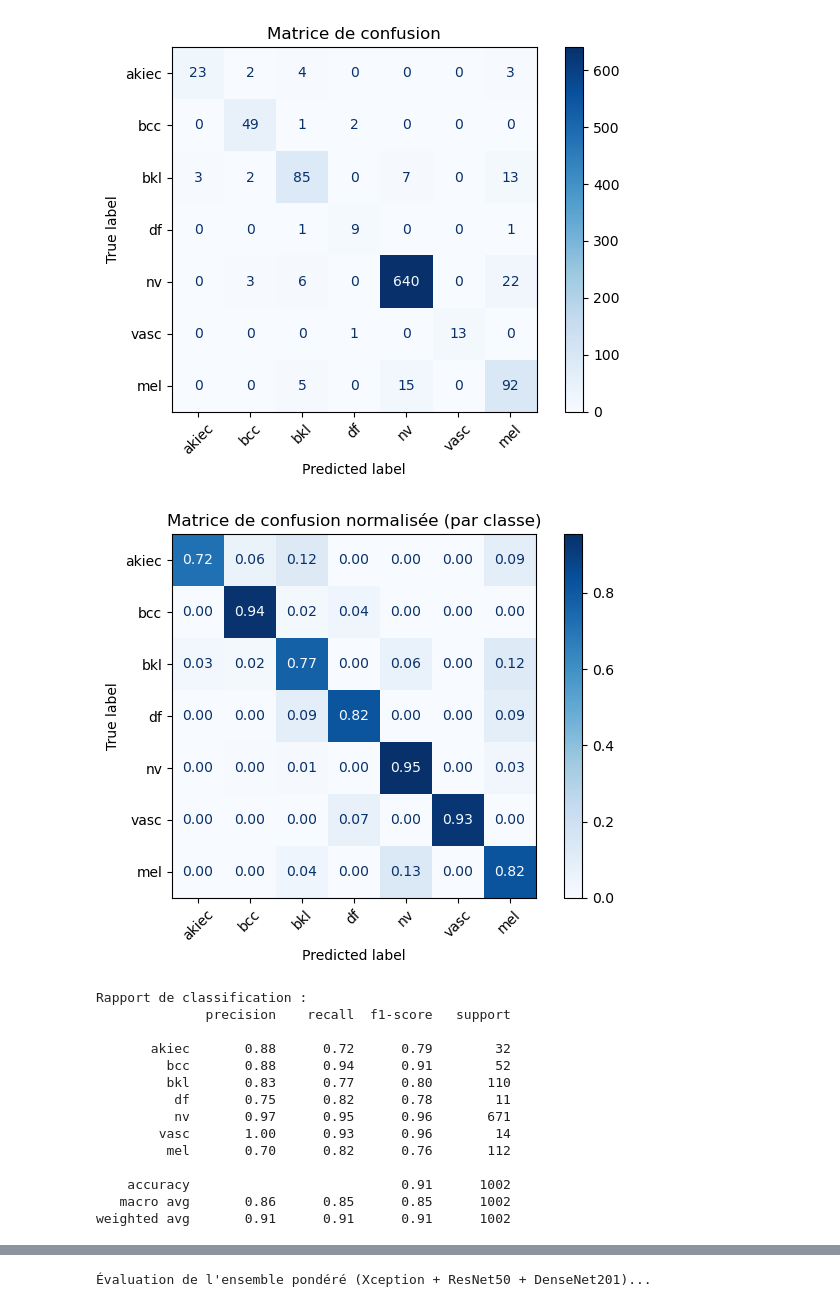
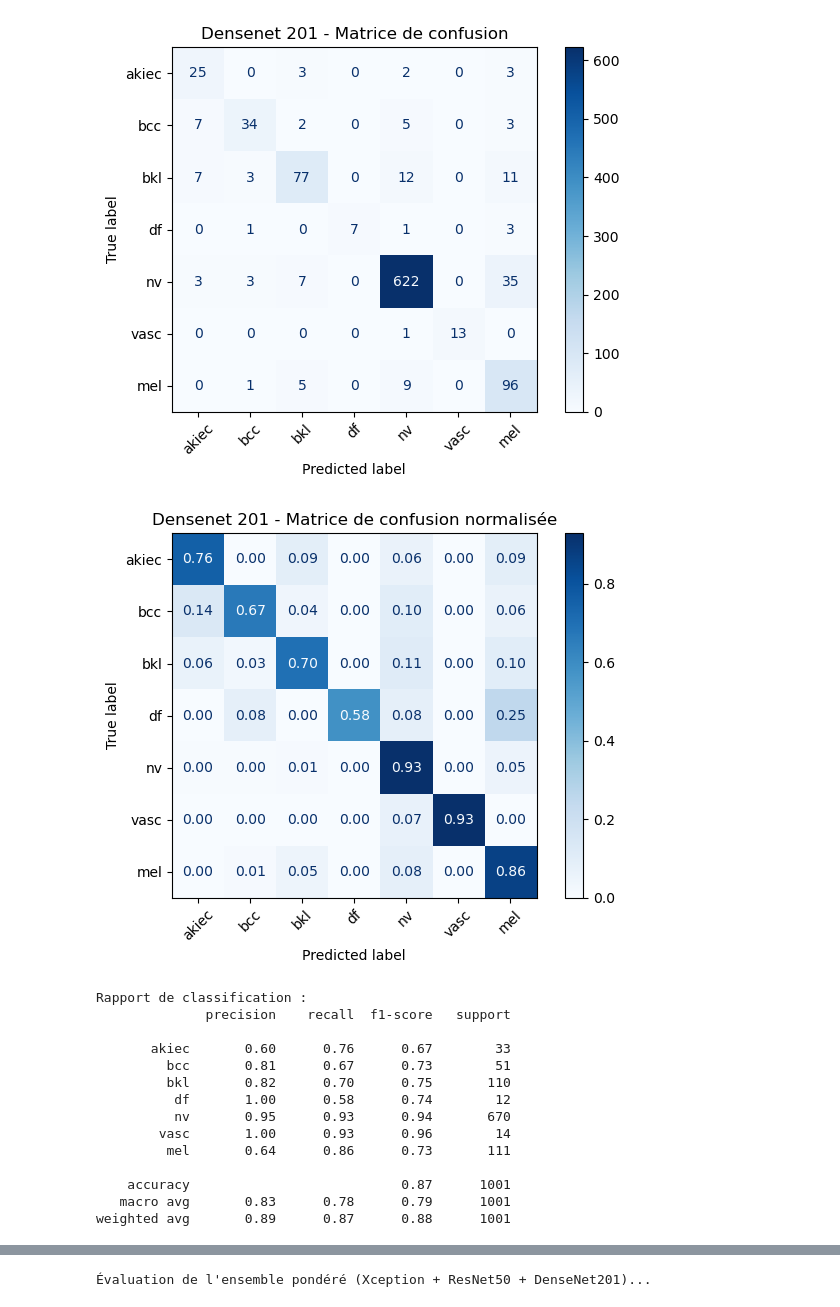
Before and after one commit to eric-nguyen-jedha/CDSD, a Jupyter notebook: BLOC_6/Protocole-S-Test-MODELS.ipynb, the cells around one changed output, grey strips where cells are left out. Saved outputs shown, nothing was run; the diff lists cells and outputs as text; code cells hidden in the pictures.

```diff
--- a/BLOC_6/Protocole-S-Test-MODELS.ipynb
+++ b/BLOC_6/Protocole-S-Test-MODELS.ipynb
@@ -446,43 +354,17 @@ weighted avg       0.91      0.91      0.91      1002
 # %%
-import json
-import pandas as pd
-import numpy as np
-from tensorflow.keras.models import load_model
-from tensorflow.keras.preprocessing.image import load_img, img_to_array
-from sklearn.metrics import classification_report, confusion_matrix, ConfusionMatrixDisplay
-import matplotlib.pyplot as plt
 
 # 📐 IMAGE et PREPROCESS
-from tensorflow.keras.applications.resnet50 import preprocess_input as preprocess_resnet
+from tensorflow.keras.applications.densenet import preprocess_input
 IMG_SIZE = (224, 224)
 
-# --- Labels ---
-CLASS_LABELS = {
-    0: 'akiec',
-    1: 'bcc',
-    2: 'bkl',
-    3: 'df',
-    4: 'nv',
-    5: 'vasc',
-    6: 'mel'
-}
-
-# --- Mappings utiles ---
-label_to_index = {v: k for k, v in CLASS_LABELS.items()}
-index_to_label = {k: v for k, v in CLASS_LABELS.items()}
-ordered_names = [CLASS_LABELS[i] for i in range(len(CLASS_LABELS))]
-
-# 1) NE PAS forcer en str — au contraire, on normalise proprement plus bas
-# test_df['label'] = test_df['label'].astype(str)  # ⛔️ on enlève
-
 # 2) Charger le modèle
-model = load_model('/Volumes/T9/Protocole-S-Best/Protocole-S-Resnet50.keras', compile=False)
+model = load_model('Protocole-S-V2-Densenet201-Phase8-11-valAUC.keras', compile=False)
 
 # 3) Prétraitement image
 def preprocess_image(path, target_size=IMG_SIZE):
     img = load_img(path, target_size=target_size)
     img_array = img_to_array(img)
-    img_array = preprocess_resnet(img_array)
+    img_array = preprocess_input(img_array)
     return img_array
 
 def preprocess_images(paths):
@@ -511,19 +393,19 @@ def to_index_array(labels):
     return np.array(indices, dtype=int)
 
 # 5) Préparer les données
-X_test = preprocess_images(test_df['path'])
-y_true_raw = test_df['label'].values
+X_val = preprocess_images(val_df['path'])
+y_true_raw = val_df['label'].values
 y_true_encoded = to_index_array(y_true_raw)
 
 # 6) Prédictions
-y_pred_probs = model.predict(X_test)
+y_pred_probs = model.predict(X_val)
 y_pred = np.argmax(y_pred_probs, axis=1)
 
 # 7) Matrice de confusion (brute)
 cm = confusion_matrix(y_true_encoded, y_pred)
 disp = ConfusionMatrixDisplay(confusion_matrix=cm, display_labels=ordered_names)
 disp.plot(xticks_rotation=45, cmap="Blues")
-plt.title("Matrice de confusion")
+plt.title("Densenet 201 - Matrice de confusion")
 plt.tight_layout()
 plt.show()
 
@@ -531,7 +413,7 @@ plt.show()
 cm_norm = cm.astype('float') / cm.sum(axis=1, keepdims=True)
 disp_norm = ConfusionMatrixDisplay(confusion_matrix=cm_norm, display_labels=ordered_names)
 disp_norm.plot(xticks_rotation=45, cmap="Blues", values_format=".2f")
-plt.title("Matrice de confusion normalisée (par classe)")
+plt.title("Densenet 201 - Matrice de confusion normalisée")
 plt.tight_layout()
 plt.show()
 
@@ -543,16 +425,16 @@ print(classification_report(y_true_encoded, y_pred, target_names=ordered_names))
-[figure, old version]
+[figure, new version]
-[figure, old version]
+[figure, new version]
 Rapport de classification :
               precision    recall  f1-score   support
 
-       akiec       0.88      0.72      0.79        32
-         bcc       0.88      0.94      0.91        52
-         bkl       0.83      0.77      0.80       110
-          df       0.75      0.82      0.78        11
-          nv       0.97      0.95      0.96       671
+       akiec       0.60      0.76      0.67        33
+         bcc       0.81      0.67      0.73        51
+         bkl       0.82      0.70      0.75       110
+          df       1.00      0.58      0.74        12
+          nv       0.95      0.93      0.94       670
         vasc       1.00      0.93      0.96        14
-         mel       0.70      0.82      0.76       112
+         mel       0.64      0.86      0.73       111
 
-    accuracy                           0.91      1002
-   macro avg       0.86      0.85      0.85      1002
-weighted avg       0.91      0.91      0.91      1002
+    accuracy                           0.87      1001
+   macro avg       0.83      0.78      0.79      1001
+weighted avg       0.89      0.87      0.88      1001
```
Also changed, not shown: parts of 45 cells of this notebook, 3 other files.
